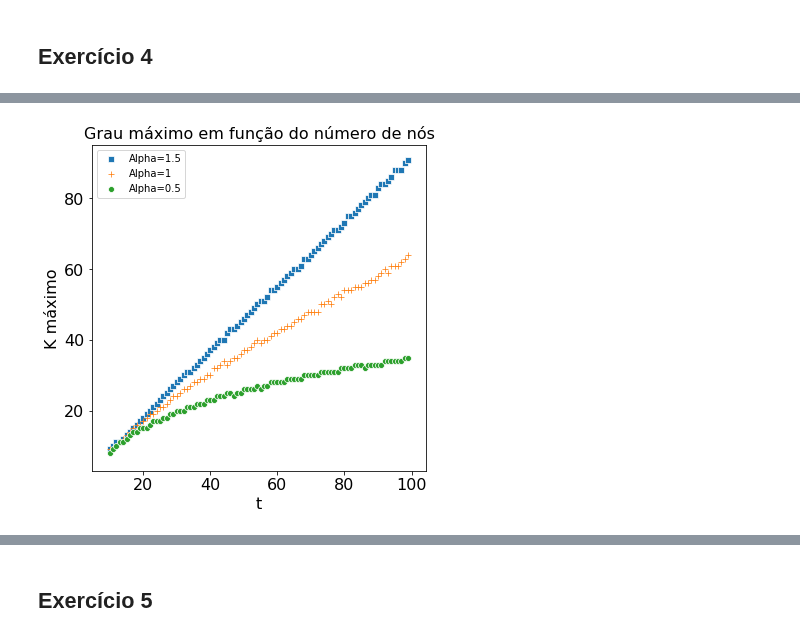
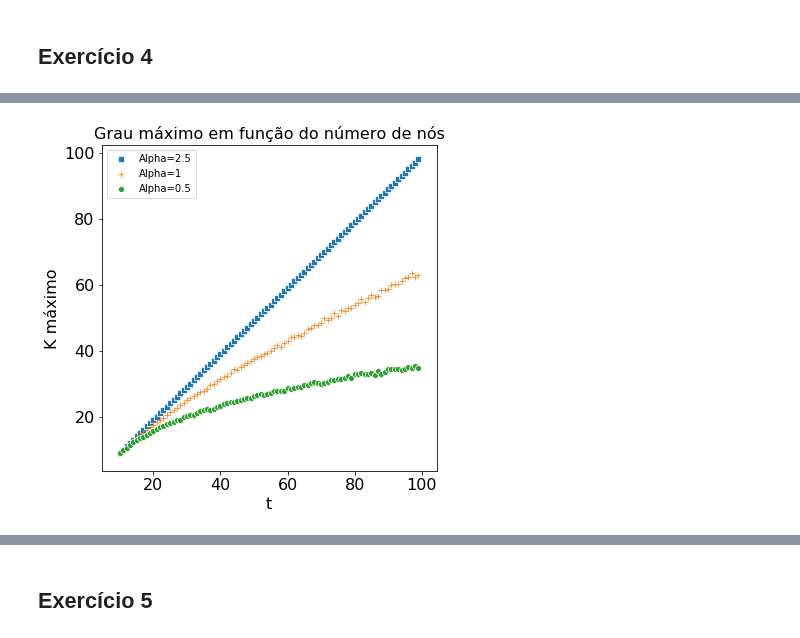
Before and after one commit to guimilan/redes_complexas, a Jupyter notebook: lista3/Lista3_wip.ipynb, the cells around one changed output, grey strips where cells are left out. Cells and saved outputs as stored; diff of their text form; code cells hidden in the pictures.

```diff
--- a/lista3/Lista3_wip.ipynb
+++ b/lista3/Lista3_wip.ipynb
@@ -40,11 +46,21 @@ def degree_distribution(GER):
     return kvalues,Pk
 
 def compute_statistics(g, g_type):
-    avg_deg = len(g)/g.number_of_edges()
+    vk = dict(g.degree())
+    vk = list(vk.values())
+    vk = np.array(vk)
+    avg_deg = vk.mean()
     second_m = moment_of_degree_distribution(g, 2)
     short = nx.average_shortest_path_length(g)
     clust = nx.average_clustering(g)
     transit = nx.transitivity(g)
     assort = nx.degree_assortativity_coefficient(g)
     return [len(g), avg_deg, second_m, short, clust, transit, assort, g_type]
+
+def set_ax_fontsize(ax, fontsize):
+    ax.title.set_fontsize(fontsize)
+    ax.xaxis.label.set_fontsize(fontsize)
+    ax.yaxis.label.set_fontsize(fontsize)
+    [tick.set_fontsize(fontsize) for tick in ax.get_xticklabels()];
+    [tick.set_fontsize(fontsize) for tick in ax.get_yticklabels()];
 # %%
@@ -180,9 +227,9 @@ for k in [4, 10, 20, 30]:
         er = nx.gnp_random_graph(n=n, p=p, seed=None, directed=False)
         giant_comp = sorted(nx.connected_component_subgraphs(er), key = len, reverse=True)[0]
         short = nx.average_shortest_path_length(giant_comp)
-        #dmax = nx.diameter(giant_comp)
+        dmax = nx.diameter(giant_comp)
         avg_deg = len(giant_comp)/giant_comp.number_of_edges()
         #diam = np.abs(np.log(len(giant_comp))/np.log(avg_deg))
         theoretical = np.log(n)/np.log(k)
         ex2.loc[ex2.shape[0]] = [n, k, short, dmax, theoretical]
-ex2
+ex2;
@@ -417,11 +475,11 @@ for i in range(10, 100):
         ig_ba = ig_ba.Barabasi(n=i, m=int(m/2), power=1)
         max_1[j] = max(ig_ba.degree())
 
-        ig_ba = ig_ba.Barabasi(n=i, m=int(m/2), power=1.5)
+        ig_ba = ig_ba.Barabasi(n=i, m=int(m/2), power=2.5)
         max_15[j] = max(ig_ba.degree())
 
 
     max_df.loc[i] = [max_05.mean(), max_1.mean(), max_15.mean()]
 
-max_df = ex4_df2.astype('int32')
-max_df.apply(pd.to_numeric)
+#max_df = ex4_df2.astype('int32')
+max_df.apply(pd.to_numeric);
@@ -442,12 +486,12 @@ max_df.apply(pd.to_numeric)
 # %%
 fig, axis = plt.subplots(1,1, figsize=(6,6))
 
-sns.scatterplot(x=max_df.index, y=max_df['Max.Deg.1.5'], label='Alpha=1.5', marker='s');
+sns.scatterplot(x=max_df.index, y=max_df['Max.Deg.1.5'], label='Alpha=2.5', marker='s');
 sns.scatterplot(x=max_df.index, y=max_df['Max.Deg.1'], label='Alpha=1', marker='+')
 sns.scatterplot(x=max_df.index, y=max_df['Max.Deg.0.5'], label='Alpha=0.5', marker='o')
 axis.set_ylabel('K máximo')
 axis.set_xlabel('t')
 axis.set_title('Grau máximo em função do número de nós')
 set_ax_fontsize(axis, 16)
 # %% [output]
-[figure, old version]
+[figure, new version]
```
Also changed, not shown: parts of 36 cells of this notebook, 1 other file.
